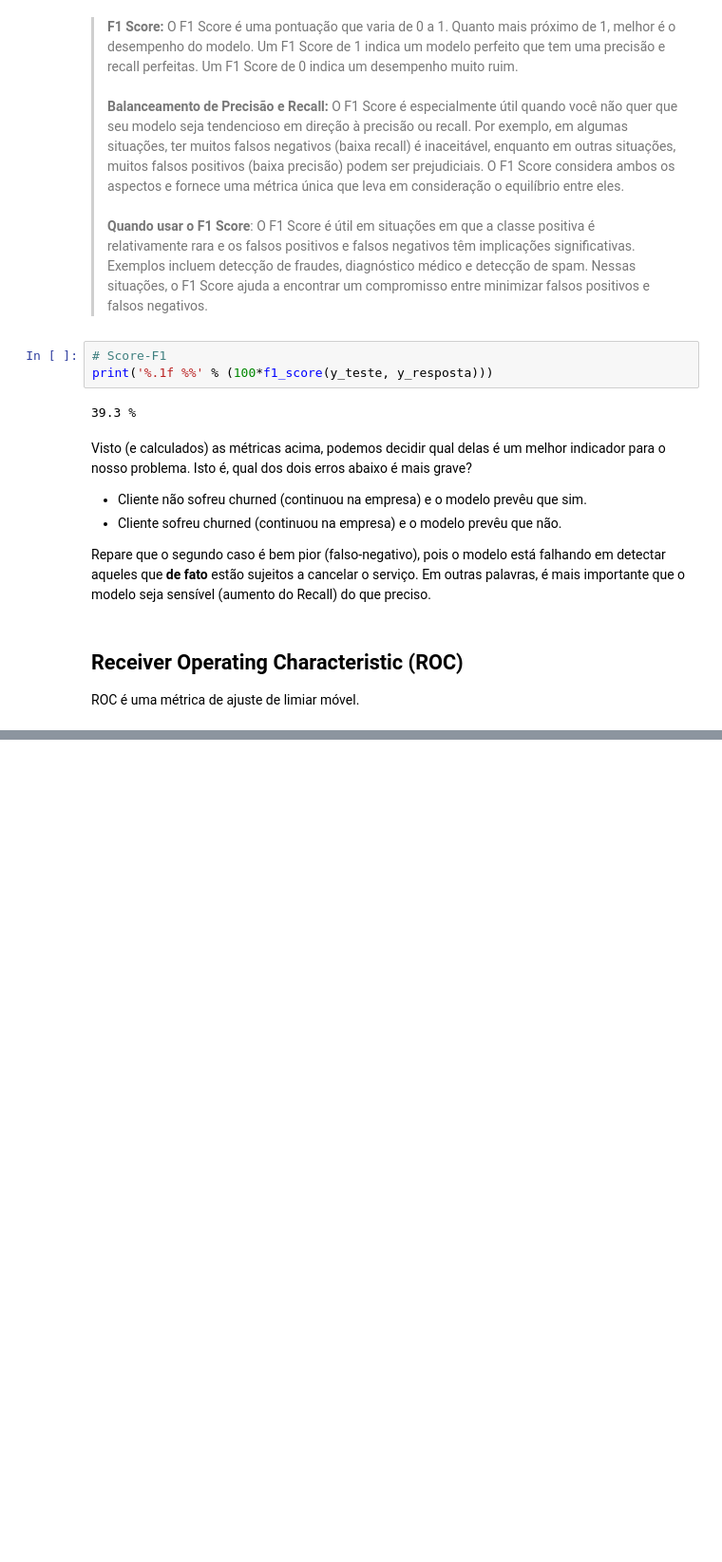
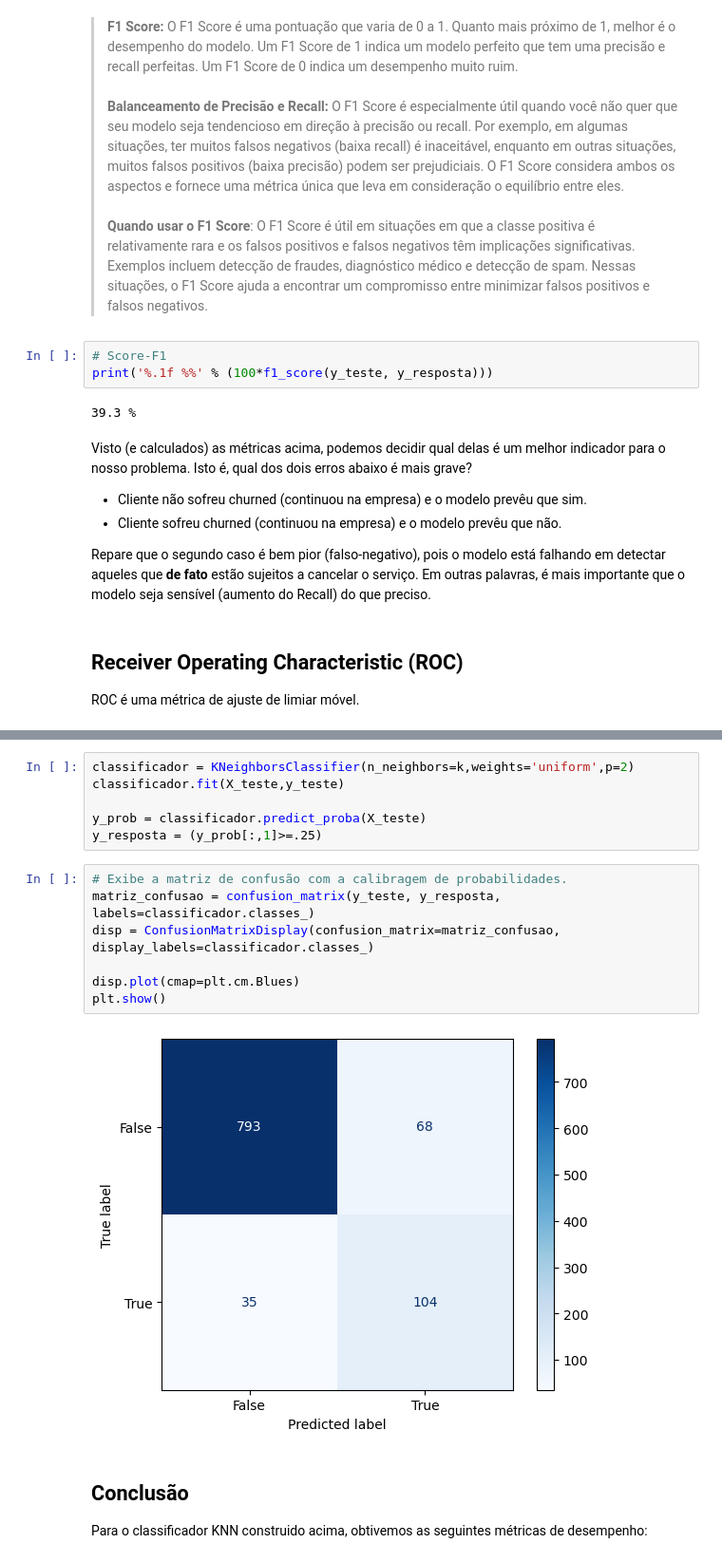
Before and after one commit to GGregon/Data-Science---Public, a Jupyter notebook: Classificador KNN.ipynb, the cells around one changed output, grey strips where cells are left out. Shown at 95% size. Drawn from its saved outputs; the diff is of its cells as text; blank space fills up the shorter version.

```diff
--- a/Classificador KNN.ipynb
+++ b/Classificador KNN.ipynb
@@ -471,0 +533,20 @@ ROC é uma métrica de ajuste de limiar móvel.
+# %%
+classificador = KNeighborsClassifier(n_neighbors=k,weights='uniform',p=2)
+classificador.fit(X_teste,y_teste)
+
+y_prob = classificador.predict_proba(X_teste)
+y_resposta = (y_prob[:,1]>=.25)
+# %%
+# Exibe a matriz de confusão com a calibragem de probabilidades.
+matriz_confusao = confusion_matrix(y_teste, y_resposta, labels=classificador.classes_)
+disp = ConfusionMatrixDisplay(confusion_matrix=matriz_confusao, display_labels=classificador.classes_)
+
+disp.plot(cmap=plt.cm.Blues)
+plt.show()
+# %% [output]
+[figure, added]
+# %% [markdown]
+<div style = "height: 5px; width:100%; background-image:linear-gradient(to right, #2C2C54 ,white);"></div>
+
+## Conclusão
+Para o classificador KNN construido acima, obtivemos as seguintes métricas de desempenho:
```
Also changed, not shown: parts of 18 cells of this notebook, 1 other file.
